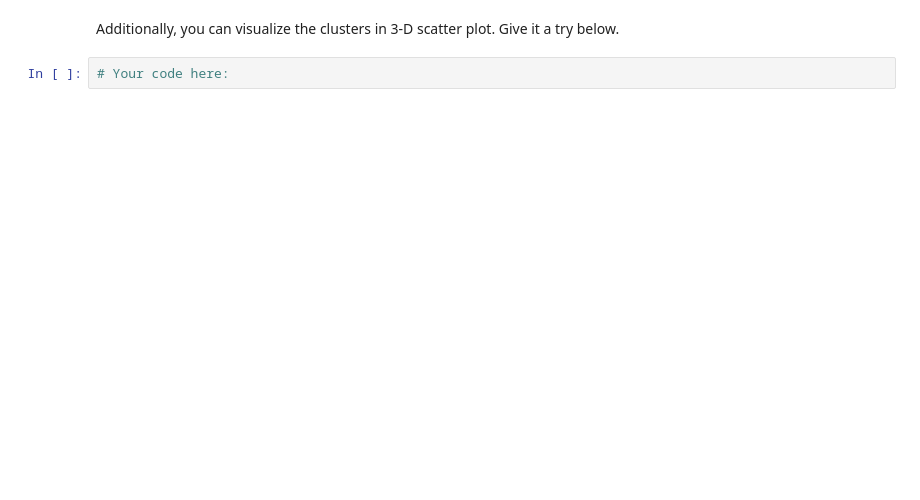
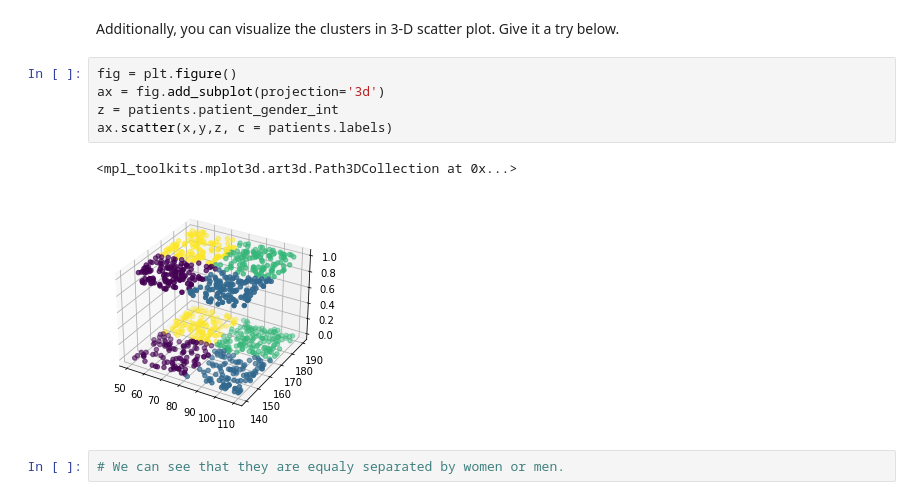
Before and after one commit to Ironhack-Data-Madrid-Enero-2022/lab-sklearn-and-unsupervised-learning, a Jupyter notebook: your-code/main.ipynb, the cells around one changed output. Drawn from its saved outputs; the diff is of its cells as text; blank space fills up the shorter version.

```diff
--- a/your-code/main.ipynb
+++ b/your-code/main.ipynb
@@ -206,4 +448,12 @@ If the scatter plot does not make any sense to you, it means the features you ch
 # %% [markdown]
 Additionally, you can visualize the clusters in 3-D scatter plot. Give it a try below.
-# %%
-# Your code here:
+# %%
+fig = plt.figure()
+ax = fig.add_subplot(projection='3d')
+z = patients.patient_gender_int
+ax.scatter(x,y,z, c = patients.labels)
+# %% [output]
+<mpl_toolkits.mplot3d.art3d.Path3DCollection at 0x...>
+[figure, added]
+# %%
+# We can see that they are equaly separated by women or men.
```
Also changed, not shown: parts of 62 cells of this notebook.
